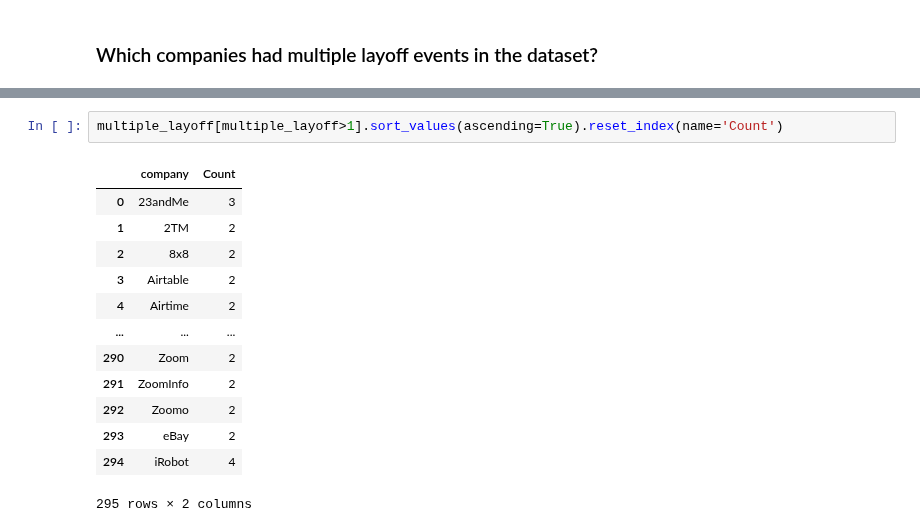
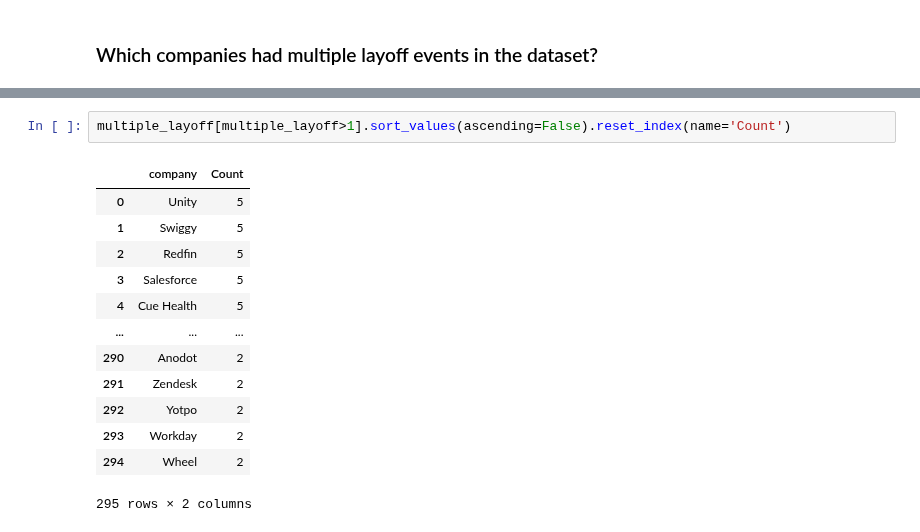
Before and after one commit to neerajcodes888/Recent-Layoffs-Case-Study, a Jupyter notebook: study.ipynb, the cells around one changed output, grey strips where cells are left out. Saved outputs shown, nothing was run; the diff lists cells and outputs as text.

```diff
--- a/study.ipynb
+++ b/study.ipynb
@@ -838,16 +827,16 @@ Length: 1284, dtype: int64
 # %%
-multiple_layoff[multiple_layoff>1].sort_values(ascending=True).reset_index(name='Count')
+multiple_layoff[multiple_layoff>1].sort_values(ascending=False).reset_index(name='Count')
 # %% [output]
 |  | company | Count |
-| 0 | 23andMe | 3 |
-| 1 | 2TM | 2 |
-| 2 | 8x8 | 2 |
-| 3 | Airtable | 2 |
-| 4 | Airtime | 2 |
+| 0 | Unity | 5 |
+| 1 | Swiggy | 5 |
+| 2 | Redfin | 5 |
+| 3 | Salesforce | 5 |
+| 4 | Cue Health | 5 |
 | ... | ... | ... |
-| 290 | Zoom | 2 |
-| 291 | ZoomInfo | 2 |
-| 292 | Zoomo | 2 |
-| 293 | eBay | 2 |
-| 294 | iRobot | 4 |
+| 290 | Anodot | 2 |
+| 291 | Zendesk | 2 |
+| 292 | Yotpo | 2 |
+| 293 | Workday | 2 |
+| 294 | Wheel | 2 |
 295 rows × 2 columns
```
Also changed, not shown: parts of 2 cells of this notebook.
